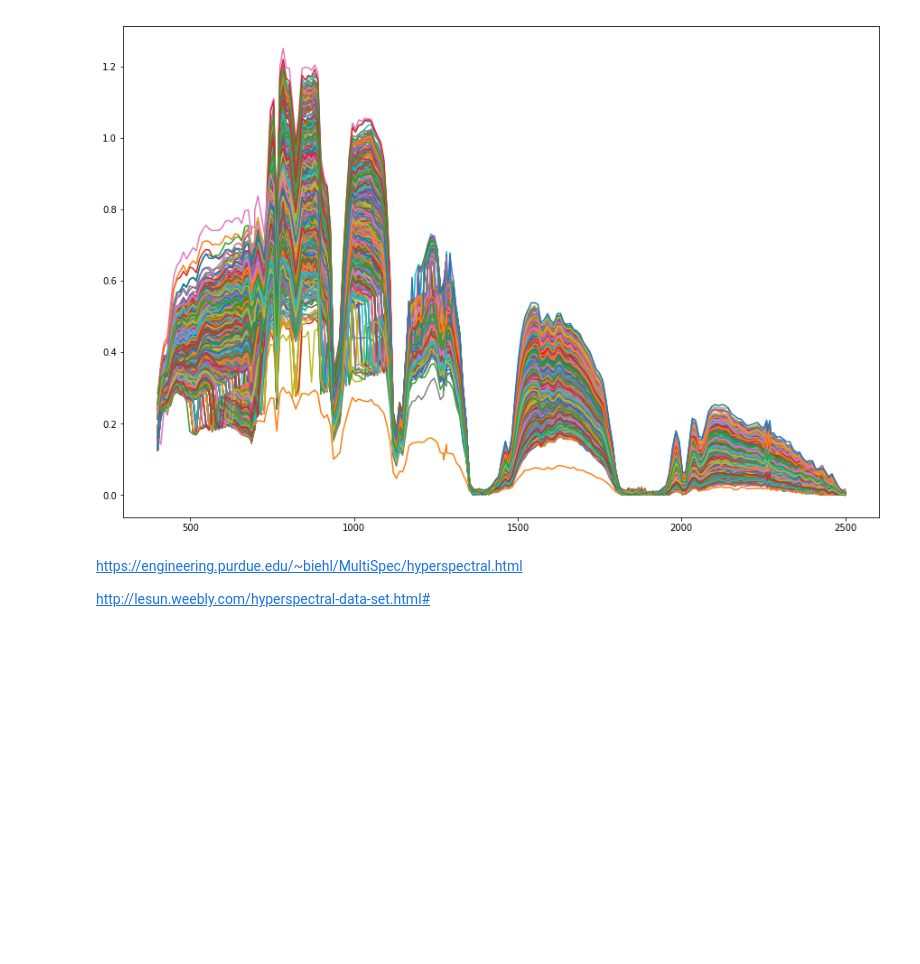
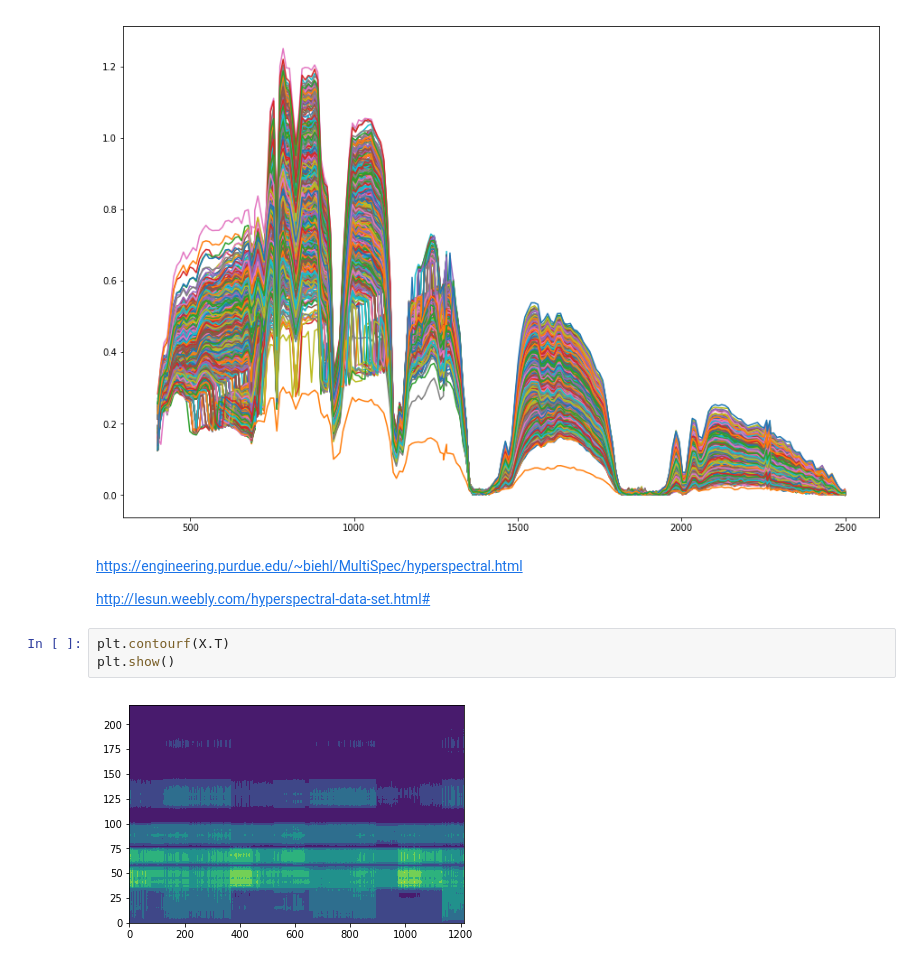
Before and after one commit to fredralm/TTK4260, a Jupyter notebook: L2/Hyperspectral.ipynb, the cells around one changed output. Saved outputs shown, nothing was run; the diff lists cells and outputs as text; blank space fills up the shorter version.

```diff
--- a/L2/Hyperspectral.ipynb
+++ b/L2/Hyperspectral.ipynb
@@ -44,3 +44,8 @@ plt.show()
 https://engineering.purdue.edu/~biehl/MultiSpec/hyperspectral.html
 
 http://lesun.weebly.com/hyperspectral-data-set.html#
+# %%
+plt.contourf(X.T)
+plt.show()
+# %% [output]
+[figure, added]
```
Also changed, not shown: parts of 1 cell of this notebook.
